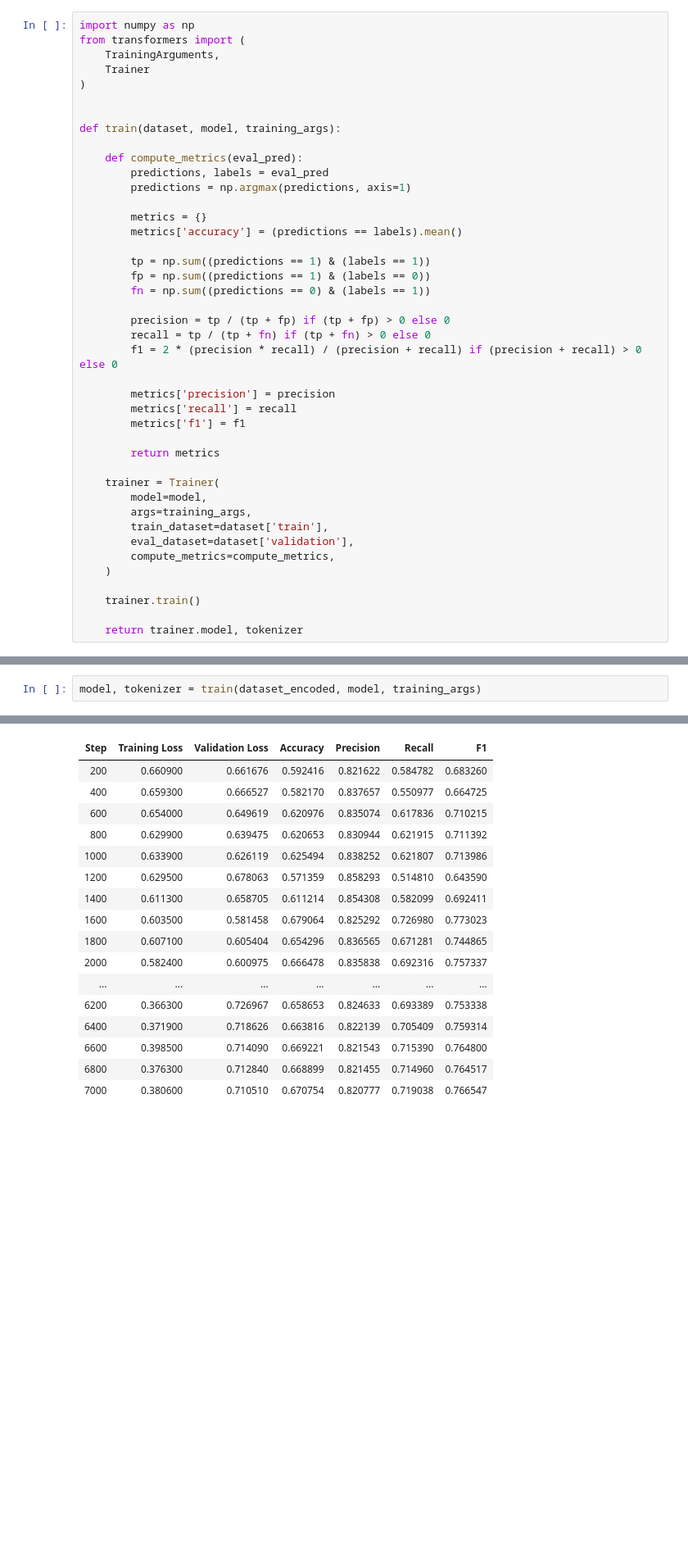
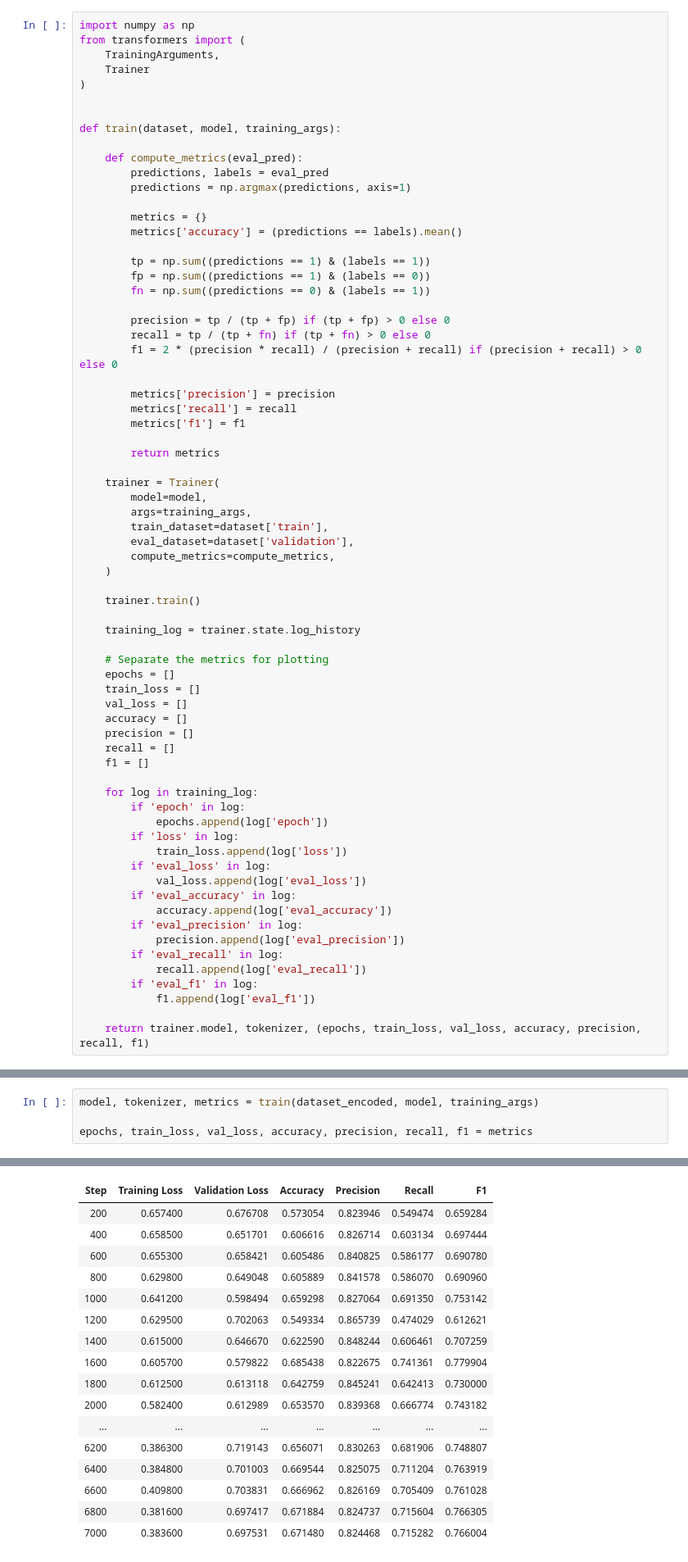
Before and after one commit to dingusagar/AmITheAsshole-Classifier, a Jupyter notebook: notebooks/fine-tune.ipynb, the cells around one changed output, grey strips where cells are left out. Shown at 82% size. Drawn from its saved outputs; the diff is of its cells as text; blank space fills up the shorter version.

Commit message:
refactor trainer and add plots

```diff
--- a/notebooks/fine-tune.ipynb
+++ b/notebooks/fine-tune.ipynb
@@ -120,7 +120,34 @@ def train(dataset, model, training_args):
 
     trainer.train()
 
-    return trainer.model, tokenizer
+    training_log = trainer.state.log_history
+
+    # Separate the metrics for plotting
+    epochs = []
+    train_loss = []
+    val_loss = []
+    accuracy = []
+    precision = []
+    recall = []
+    f1 = []
+
+    for log in training_log:
+        if 'epoch' in log:
+            epochs.append(log['epoch'])
+        if 'loss' in log:
+            train_loss.append(log['loss'])
+        if 'eval_loss' in log:
+            val_loss.append(log['eval_loss'])
+        if 'eval_accuracy' in log:
+            accuracy.append(log['eval_accuracy'])
+        if 'eval_precision' in log:
+            precision.append(log['eval_precision'])
+        if 'eval_recall' in log:
+            recall.append(log['eval_recall'])
+        if 'eval_f1' in log:
+            f1.append(log['eval_f1'])
+
+    return trainer.model, tokenizer, (epochs, train_loss, val_loss, accuracy, precision, recall, f1)
 # %%
 training_args = TrainingArguments(
     output_dir="./aita_classifier",
@@ -142,5 +169,7 @@ training_args = TrainingArguments(
     fp16=torch.cuda.is_available(),
 )
 # %%
-model, tokenizer = train(dataset_encoded, model, training_args)
+model, tokenizer, metrics = train(dataset_encoded, model, training_args)
+
+epochs, train_loss, val_loss, accuracy, precision, recall, f1 = metrics
 # %% [output]
@@ -148,17 +177,17 @@ model, tokenizer = train(dataset_encoded, model, training_args)
 | Step | Training Loss | Validation Loss | Accuracy | Precision | Recall | F1 |
-| 200 | 0.660900 | 0.661676 | 0.592416 | 0.821622 | 0.584782 | 0.683260 |
-| 400 | 0.659300 | 0.666527 | 0.582170 | 0.837657 | 0.550977 | 0.664725 |
-| 600 | 0.654000 | 0.649619 | 0.620976 | 0.835074 | 0.617836 | 0.710215 |
-| 800 | 0.629900 | 0.639475 | 0.620653 | 0.830944 | 0.621915 | 0.711392 |
-| 1000 | 0.633900 | 0.626119 | 0.625494 | 0.838252 | 0.621807 | 0.713986 |
-| 1200 | 0.629500 | 0.678063 | 0.571359 | 0.858293 | 0.514810 | 0.643590 |
-| 1400 | 0.611300 | 0.658705 | 0.611214 | 0.854308 | 0.582099 | 0.692411 |
-| 1600 | 0.603500 | 0.581458 | 0.679064 | 0.825292 | 0.726980 | 0.773023 |
-| 1800 | 0.607100 | 0.605404 | 0.654296 | 0.836565 | 0.671281 | 0.744865 |
-| 2000 | 0.582400 | 0.600975 | 0.666478 | 0.835838 | 0.692316 | 0.757337 |
+| 200 | 0.657400 | 0.676708 | 0.573054 | 0.823946 | 0.549474 | 0.659284 |
+| 400 | 0.658500 | 0.651701 | 0.606616 | 0.826714 | 0.603134 | 0.697444 |
+| 600 | 0.655300 | 0.658421 | 0.605486 | 0.840825 | 0.586177 | 0.690780 |
+| 800 | 0.629800 | 0.649048 | 0.605889 | 0.841578 | 0.586070 | 0.690960 |
+| 1000 | 0.641200 | 0.598494 | 0.659298 | 0.827064 | 0.691350 | 0.753142 |
+| 1200 | 0.629500 | 0.702063 | 0.549334 | 0.865739 | 0.474029 | 0.612621 |
+| 1400 | 0.615000 | 0.646670 | 0.622590 | 0.848244 | 0.606461 | 0.707259 |
+| 1600 | 0.605700 | 0.579822 | 0.685438 | 0.822675 | 0.741361 | 0.779904 |
+| 1800 | 0.612500 | 0.613118 | 0.642759 | 0.845241 | 0.642413 | 0.730000 |
+| 2000 | 0.582400 | 0.612989 | 0.653570 | 0.839368 | 0.666774 | 0.743182 |
 | ... | ... | ... | ... | ... | ... | ... |
-| 6200 | 0.366300 | 0.726967 | 0.658653 | 0.824633 | 0.693389 | 0.753338 |
-| 6400 | 0.371900 | 0.718626 | 0.663816 | 0.822139 | 0.705409 | 0.759314 |
-| 6600 | 0.398500 | 0.714090 | 0.669221 | 0.821543 | 0.715390 | 0.764800 |
-| 6800 | 0.376300 | 0.712840 | 0.668899 | 0.821455 | 0.714960 | 0.764517 |
-| 7000 | 0.380600 | 0.710510 | 0.670754 | 0.820777 | 0.719038 | 0.766547 |
+| 6200 | 0.386300 | 0.719143 | 0.656071 | 0.830263 | 0.681906 | 0.748807 |
+| 6400 | 0.384800 | 0.701003 | 0.669544 | 0.825075 | 0.711204 | 0.763919 |
+| 6600 | 0.409800 | 0.703831 | 0.666962 | 0.826169 | 0.705409 | 0.761028 |
+| 6800 | 0.381600 | 0.697417 | 0.671884 | 0.824737 | 0.715604 | 0.766305 |
+| 7000 | 0.383600 | 0.697531 | 0.671480 | 0.824468 | 0.715282 | 0.766004 |
```
Also changed, not shown: parts of 5 cells of this notebook.
